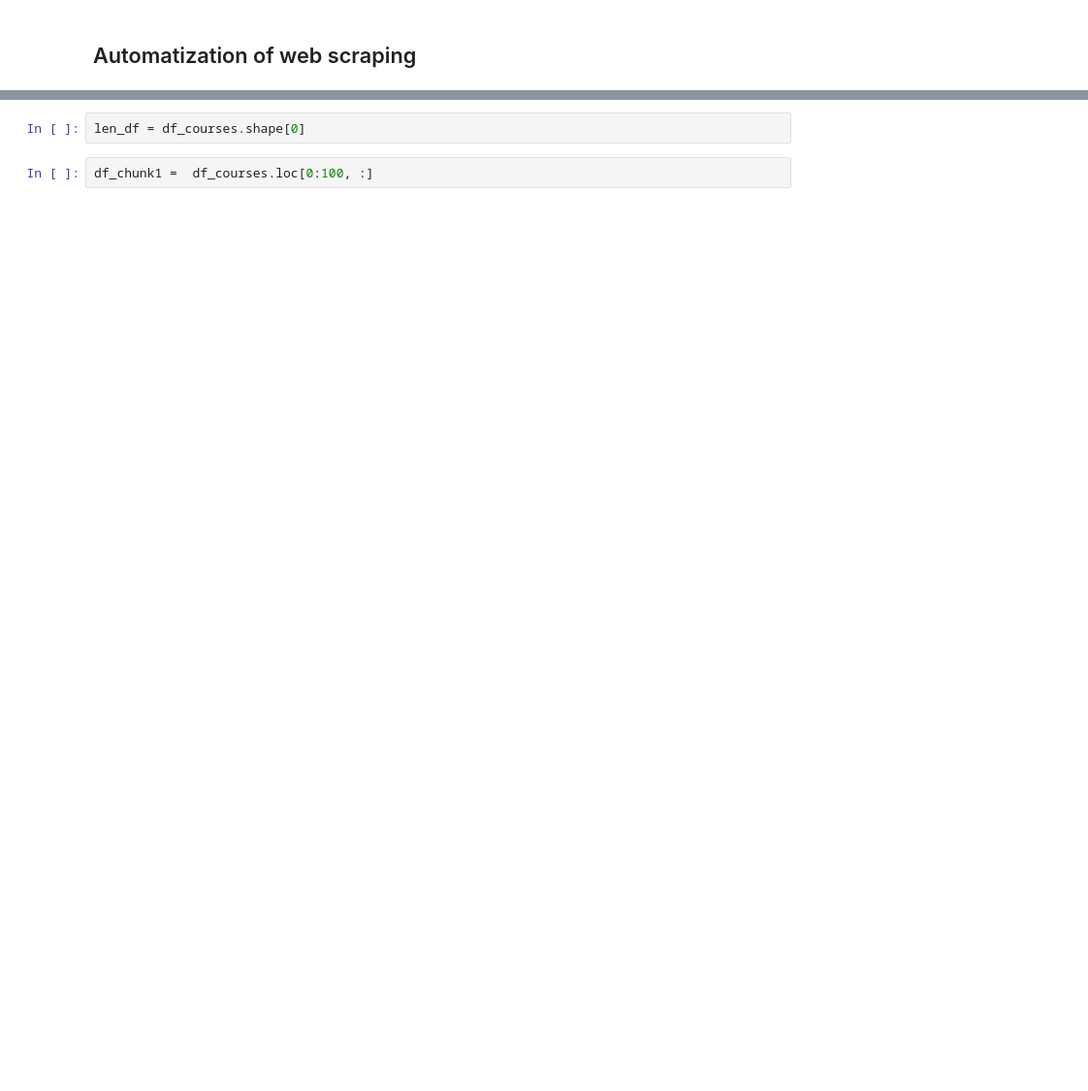
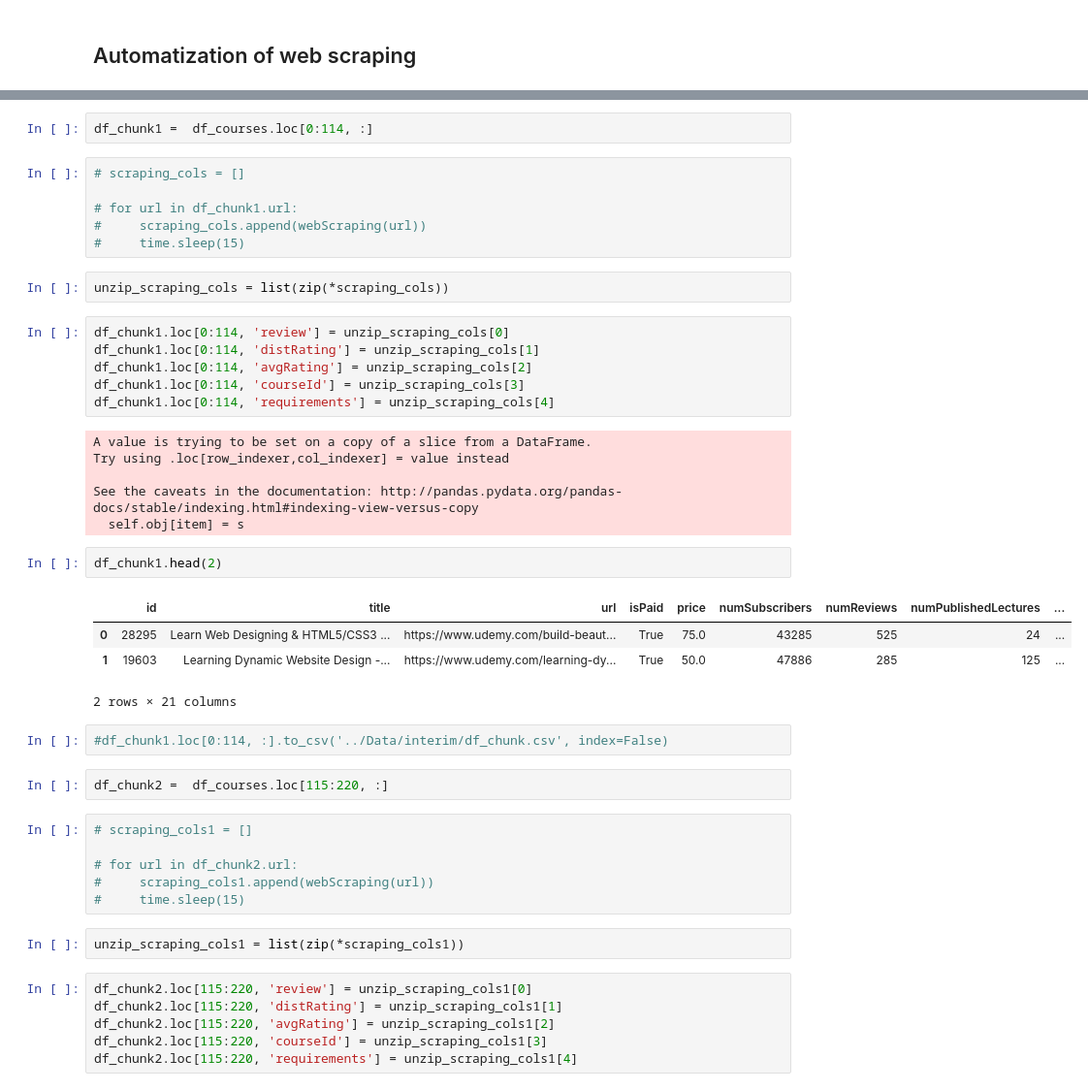
Before and after one commit to Daesparz/analysis_udemy_courses, a Jupyter notebook: Data_analysis/data_wranling_web_scraping.ipynb, the cells around one changed output, grey strips where cells are left out. Shown at 97% size. Drawn from its saved outputs; the diff is of its cells as text; blank space fills up the shorter version.

```diff
--- a/Data_analysis/data_wranling_web_scraping.ipynb
+++ b/Data_analysis/data_wranling_web_scraping.ipynb
@@ -270,4 +204,47 @@ def webScraping(url):
-# %%
-len_df = df_courses.shape[0]
 # %%
-df_chunk1 =  df_courses.loc[0:100, :]
+df_chunk1 =  df_courses.loc[0:114, :]
+# %%
+# scraping_cols = []
+
+# for url in df_chunk1.url:
+#     scraping_cols.append(webScraping(url))
+#     time.sleep(15)
+# %%
+unzip_scraping_cols = list(zip(*scraping_cols))
+# %%
+df_chunk1.loc[0:114, 'review'] = unzip_scraping_cols[0]
+df_chunk1.loc[0:114, 'distRating'] = unzip_scraping_cols[1]
+df_chunk1.loc[0:114, 'avgRating'] = unzip_scraping_cols[2]
+df_chunk1.loc[0:114, 'courseId'] = unzip_scraping_cols[3]
+df_chunk1.loc[0:114, 'requirements'] = unzip_scraping_cols[4]
+# %% [output]
+A value is trying to be set on a copy of a slice from a DataFrame.
+Try using .loc[row_indexer,col_indexer] = value instead
+
+See the caveats in the documentation: http://pandas.pydata.org/pandas-docs/stable/indexing.html#indexing-view-versus-copy
+  self.obj[item] = s
+# %%
+df_chunk1.head(2)
+# %% [output]
+|  | id | title | url | isPaid | price | numSubscribers | numReviews | numPublishedLectures | ... |
+| 0 | 28295 | Learn Web Designing & HTML5/CSS3 ... | https://www.udemy.com/build-beaut... | True | 75.0 | 43285 | 525 | 24 | ... |
+| 1 | 19603 | Learning Dynamic Website Design -... | https://www.udemy.com/learning-dy... | True | 50.0 | 47886 | 285 | 125 | ... |
+2 rows × 21 columns
+# %%
+#df_chunk1.loc[0:114, :].to_csv('../Data/interim/df_chunk.csv', index=False)
+# %%
+df_chunk2 =  df_courses.loc[115:220, :]
+# %%
+# scraping_cols1 = []
+
+# for url in df_chunk2.url:
+#     scraping_cols1.append(webScraping(url))
+#     time.sleep(15)
+# %%
+unzip_scraping_cols1 = list(zip(*scraping_cols1))
+# %%
+df_chunk2.loc[115:220, 'review'] = unzip_scraping_cols1[0]
+df_chunk2.loc[115:220, 'distRating'] = unzip_scraping_cols1[1]
+df_chunk2.loc[115:220, 'avgRating'] = unzip_scraping_cols1[2]
+df_chunk2.loc[115:220, 'courseId'] = unzip_scraping_cols1[3]
+df_chunk2.loc[115:220, 'requirements'] = unzip_scraping_cols1[4]
```
Also changed, not shown: parts of 38 cells of this notebook.
